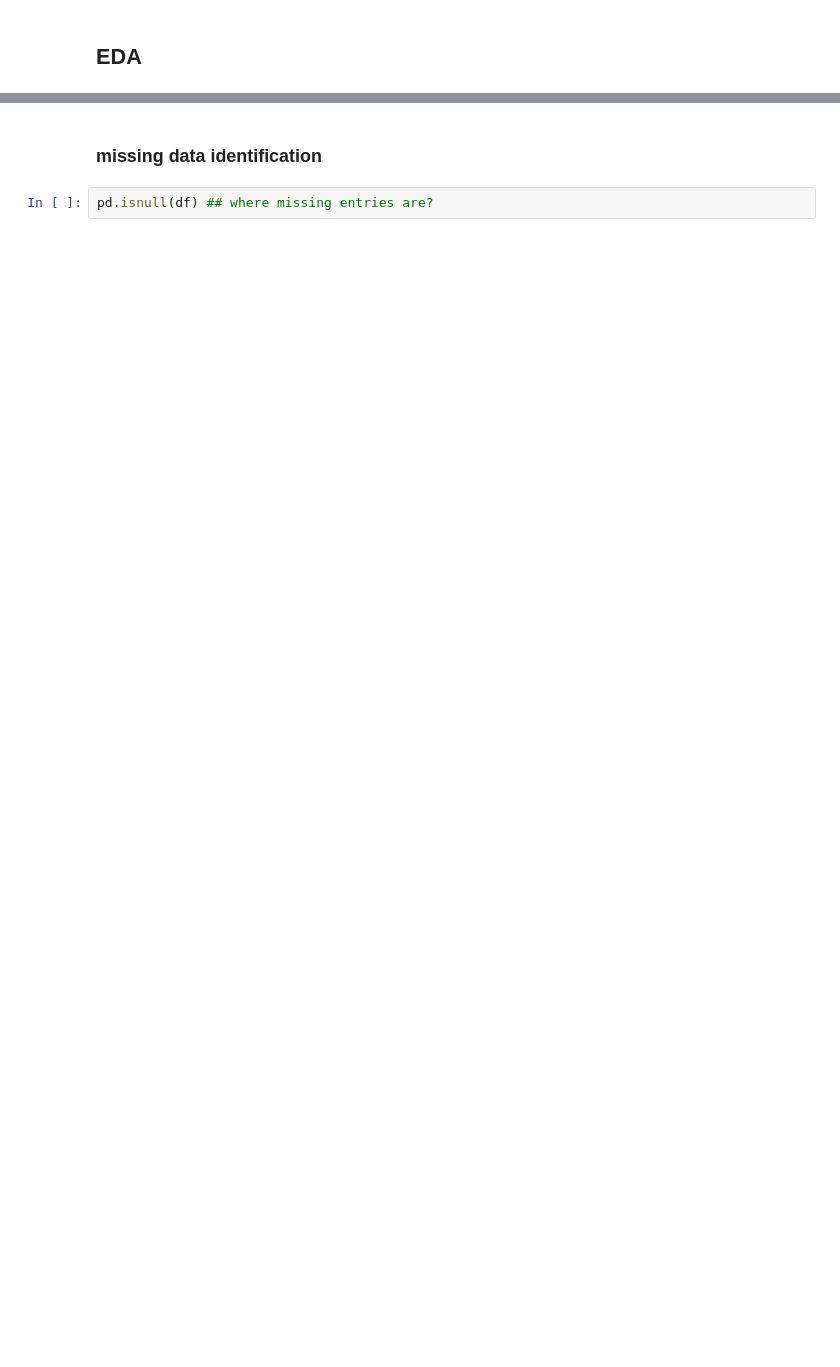
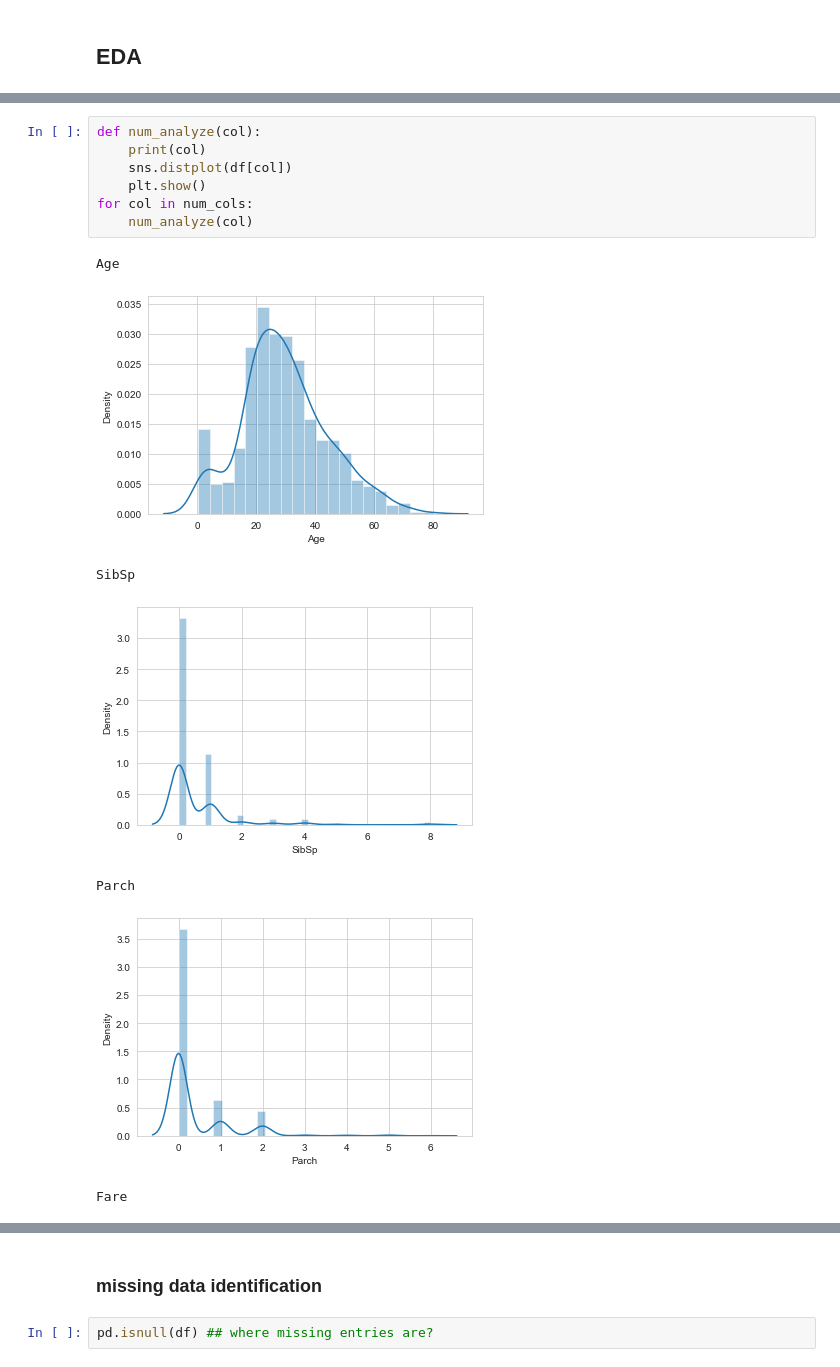
Before and after one commit to Palakkanwar/ML-TRAINING_CS, a Jupyter notebook: day21_logistic_reg.ipynb, the cells around one changed output, grey strips where cells are left out. Cells and saved outputs as stored; diff of their text form; blank space fills up the shorter version.

```diff
--- a/day21_logistic_reg.ipynb
+++ b/day21_logistic_reg.ipynb
@@ -59,0 +101,15 @@ df.describe(include='all')
+# %%
+def num_analyze(col):
+    print(col)
+    sns.distplot(df[col])
+    plt.show()
+for col in num_cols:
+    num_analyze(col)
+# %% [output]
+Age
+[figure, added]
+SibSp
+[figure, added]
+Parch
+[figure, added]
+Fare
```
Also changed, not shown: parts of 42 cells of this notebook.
